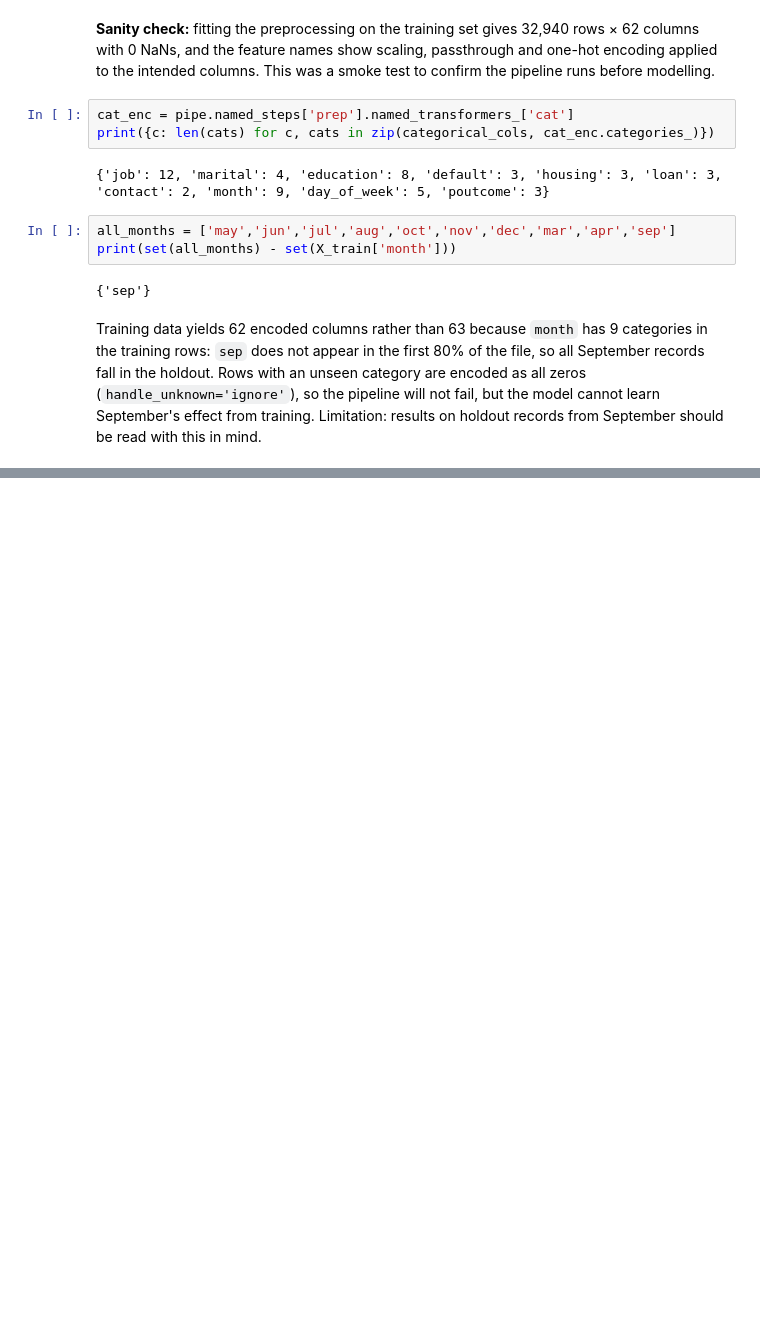
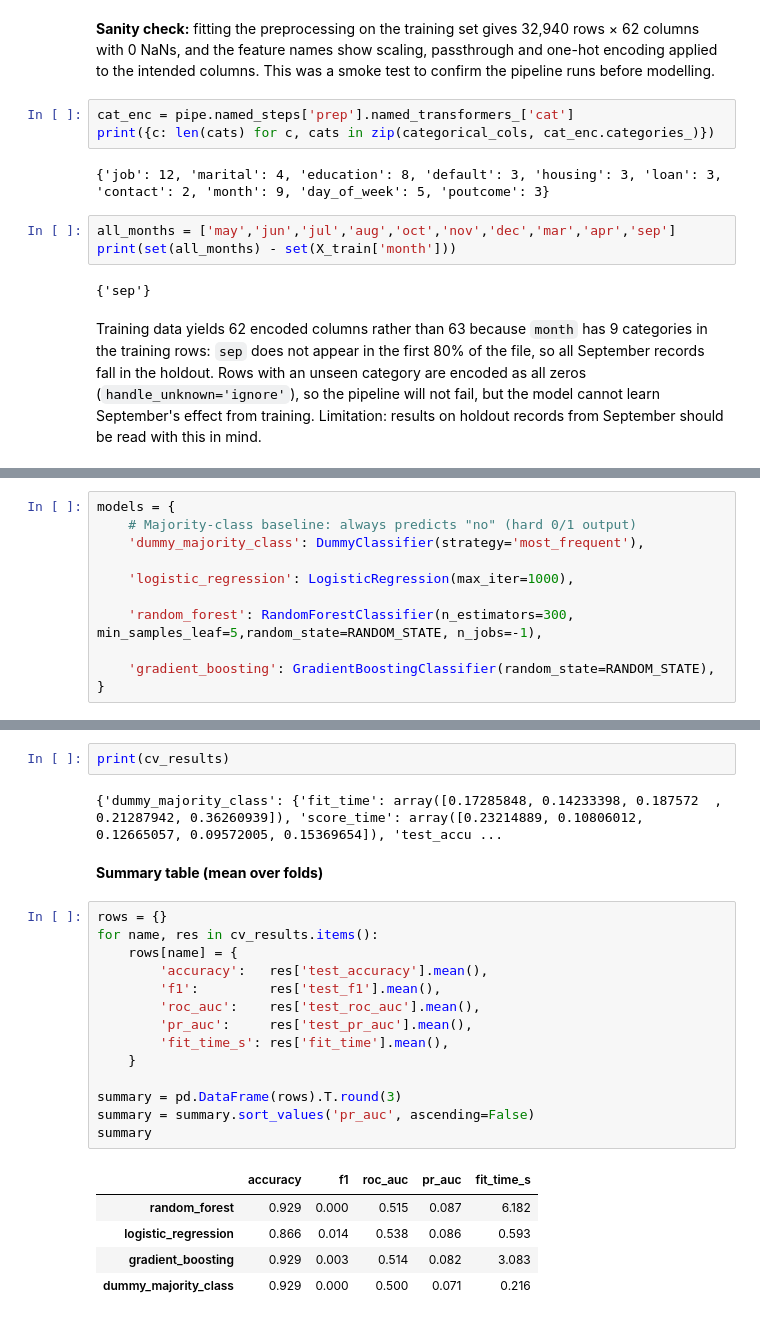
Before and after one commit to ShreyaKantamsetty/bank-campaign-prediction, a Jupyter notebook: notebooks/task1.ipynb, the cells around one changed output, grey strips where cells are left out. Drawn from its saved outputs; the diff is of its cells as text; blank space fills up the shorter version.

```diff
--- a/notebooks/task1.ipynb
+++ b/notebooks/task1.ipynb
@@ -434,0 +487,11 @@ Training data yields 62 encoded columns rather than 63 because `month` has 9 cat
+# %%
+models = {
+    # Majority-class baseline: always predicts "no" (hard 0/1 output)
+    'dummy_majority_class': DummyClassifier(strategy='most_frequent'),
+
+    'logistic_regression': LogisticRegression(max_iter=1000),
+
+    'random_forest': RandomForestClassifier(n_estimators=300, min_samples_leaf=5,random_state=RANDOM_STATE, n_jobs=-1),
+
+    'gradient_boosting': GradientBoostingClassifier(random_state=RANDOM_STATE),
+}
@@ -434,0 +518,26 @@ Training data yields 62 encoded columns rather than 63 because `month` has 9 cat
+# %%
+print(cv_results)
+# %% [output]
+{'dummy_majority_class': {'fit_time': array([0.17285848, 0.14233398, 0.187572  , 0.21287942, 0.36260939]), 'score_time': array([0.23214889, 0.10806012, 0.12665057, 0.09572005, 0.15369654]), 'test_accu ...
+# %% [markdown]
+**Summary table (mean over folds)**
+# %%
+rows = {}
+for name, res in cv_results.items():
+    rows[name] = {
+        'accuracy':   res['test_accuracy'].mean(),
+        'f1':         res['test_f1'].mean(),
+        'roc_auc':    res['test_roc_auc'].mean(),
+        'pr_auc':     res['test_pr_auc'].mean(),
+        'fit_time_s': res['fit_time'].mean(),
+    }
+
+summary = pd.DataFrame(rows).T.round(3)
+summary = summary.sort_values('pr_auc', ascending=False)
+summary
+# %% [output]
+|  | accuracy | f1 | roc_auc | pr_auc | fit_time_s |
+| random_forest | 0.929 | 0.000 | 0.515 | 0.087 | 6.182 |
+| logistic_regression | 0.866 | 0.014 | 0.538 | 0.086 | 0.593 |
+| gradient_boosting | 0.929 | 0.003 | 0.514 | 0.082 | 3.083 |
+| dummy_majority_class | 0.929 | 0.000 | 0.500 | 0.071 | 0.216 |
```
Also changed, not shown: parts of 32 cells of this notebook.
